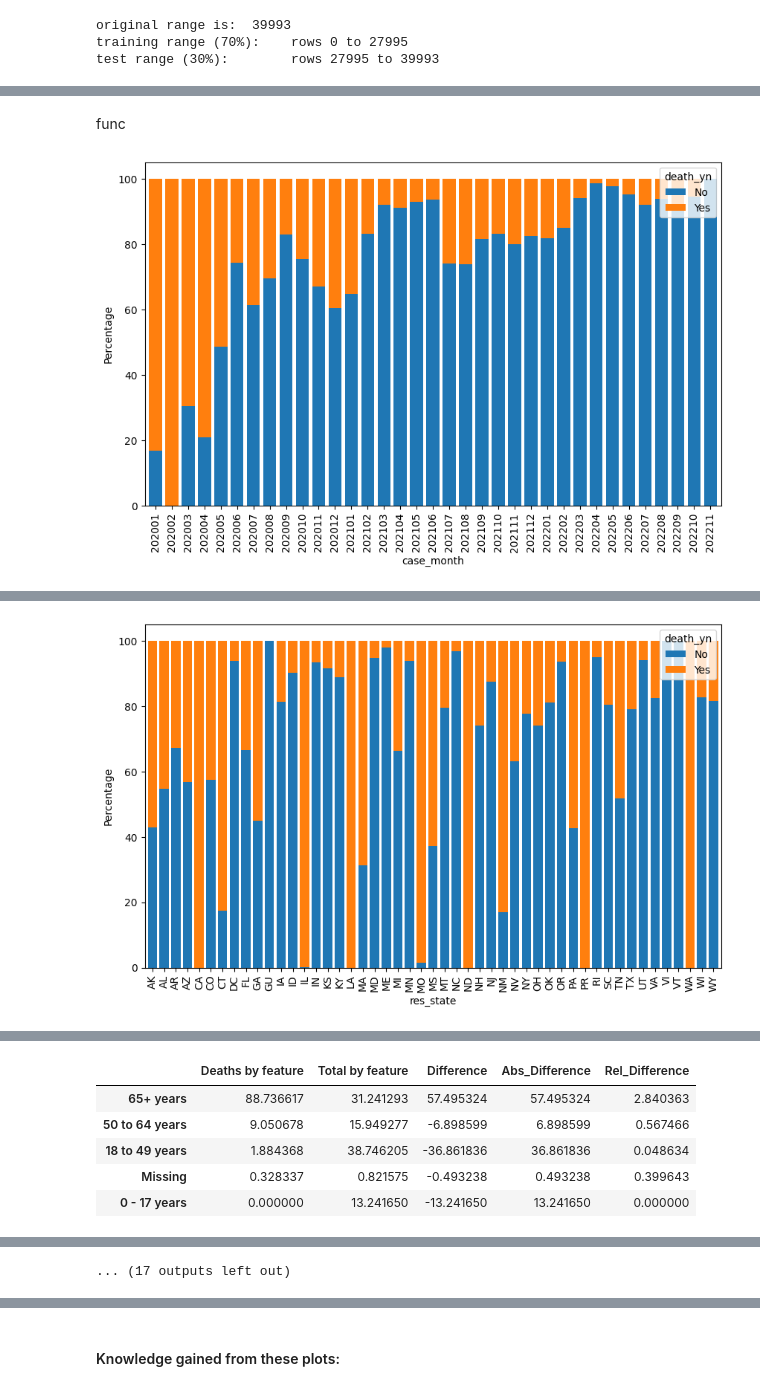
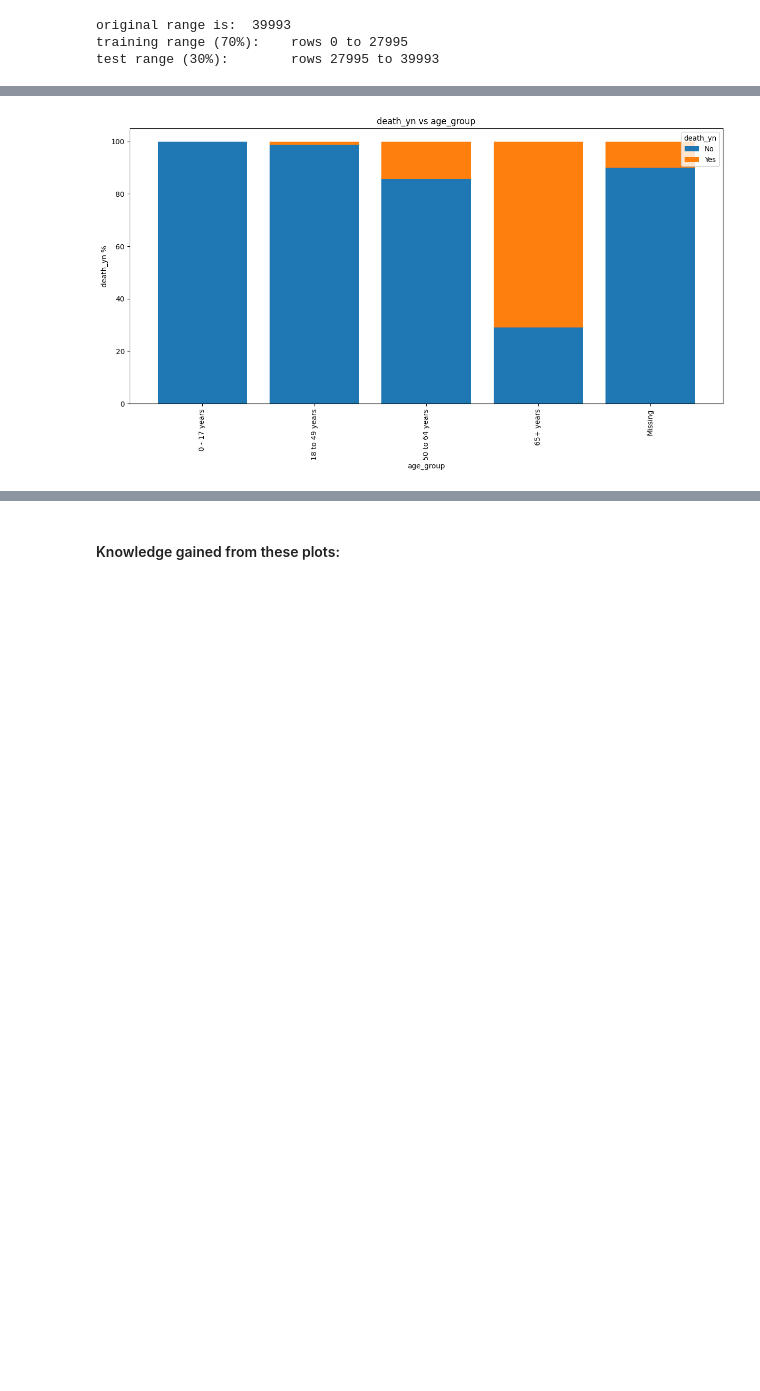
Before and after one commit to keyinb/data-analytics, a Jupyter notebook: 2022-Homework2-Notebook.ipynb, the cells around one changed output, grey strips where cells are left out. Drawn from its saved outputs; the diff is of its cells as text; code cells hidden in the pictures; blank space fills up the shorter version.

```diff
--- a/2022-Homework2-Notebook.ipynb
+++ b/2022-Homework2-Notebook.ipynb
@@ -419,8 +442,6 @@ test range (30%):        rows 27995 to 39993
 df_temp= pd.concat([X_train, y_train], axis=1)
 #drop res_county
 df_temp = drop_column(df_temp, "res_county")
-# %% [markdown]
-func
 # %%
 #easier to isolate death=yes variable
 df_temp_death_Y=df_temp.loc[df_temp['death_yn']== 'Yes']
@@ -435,12 +456,13 @@ def feature_death_comp(feature):
     grouped = grouped.divide(grouped.sum(axis=1), axis=0) * 100
 
     #plot stacked bar chart
-    fig, ax = plt.subplots(figsize=(10,6))
+    fig, ax = plt.subplots(figsize=(15,7))
     grouped.plot(kind="bar", stacked=True, ax=ax, width=0.8)
     ax.set_xticklabels(ax.get_xticklabels(), rotation=90)
     ax.set_xlabel(feature)
-    ax.set_ylabel("Percentage")
+    ax.set_ylabel("death_yn %")
     ax.legend(title="death_yn", loc="upper right")
+    ax.set_title("death_yn vs " + feature)
     plt.show()
 
     # total deaths for each feature
@@ -450,10 +472,10 @@ def feature_death_comp(feature):
     feature_totals = df_temp[feature].value_counts(normalize=True) * 100
 
     #create the table
-    feature_comp = pd.concat([feature_deaths.rename("Deaths by feature"), feature_totals.rename("Total by feature")], axis=1)
-    feature_comp["Difference"] = feature_comp["Deaths by feature"] - feature_comp["Total by feature"]
-    feature_comp["Abs_Difference"] = abs(feature_comp["Deaths by feature"] - feature_comp["Total by feature"])
-    feature_comp["Rel_Difference"] = feature_comp["Deaths by feature"] / feature_comp["Total by feature"]
+    feature_comp = pd.concat([feature_deaths.rename("Deaths by feature %"), feature_totals.rename("Occurances of this feature %")], axis=1)
+    feature_comp["Difference"] = feature_comp["Deaths by feature %"] - feature_comp["Occurances of this feature %"]
+    feature_comp["Abs_Difference"] = abs(feature_comp["Deaths by feature %"] - feature_comp["Occurances of this feature %"])
+    feature_comp["Rel_Difference"] = feature_comp["Deaths by feature %"] / feature_comp["Occurances of this feature %"]
     feature_comp.sort_values(by="Abs_Difference", ascending=False)
     #show the table
     display(feature_comp)
@@ -461,11 +483,11 @@ def feature_death_comp(feature):
     return feature_comp
 # %%
 # for each categorical feature create a stacked bar plot
-show=[None]*len(df_temp.columns)
 i=0
 for column in df_temp.columns:
-    if df_temp[column].dtype.name == 'category':
-        show[i]=feature_death_comp(column)
-        i=i+1
+    if i==2:
+        feature_death_comp(column)
+        break
+    i+=1
 # %% [output]
-[figure, old version]
+[figure, new version]
@@ -489 +499,0 @@ for column in df_temp.columns:
-[figure, removed]
@@ -508,6 +499,0 @@ for column in df_temp.columns:
-|  | Deaths by feature | Total by feature | Difference | Abs_Difference | Rel_Difference |
-| 65+ years | 88.736617 | 31.241293 | 57.495324 | 57.495324 | 2.840363 |
-| 50 to 64 years | 9.050678 | 15.949277 | -6.898599 | 6.898599 | 0.567466 |
-| 18 to 49 years | 1.884368 | 38.746205 | -36.861836 | 36.861836 | 0.048634 |
-| Missing | 0.328337 | 0.821575 | -0.493238 | 0.493238 | 0.399643 |
-| 0 - 17 years | 0.000000 | 13.241650 | -13.241650 | 13.241650 | 0.000000 |
@@ -533 +499,0 @@ for column in df_temp.columns:
-... (17 outputs left out)
```
Also changed, not shown: parts of 7 cells of this notebook, 1 other file.
